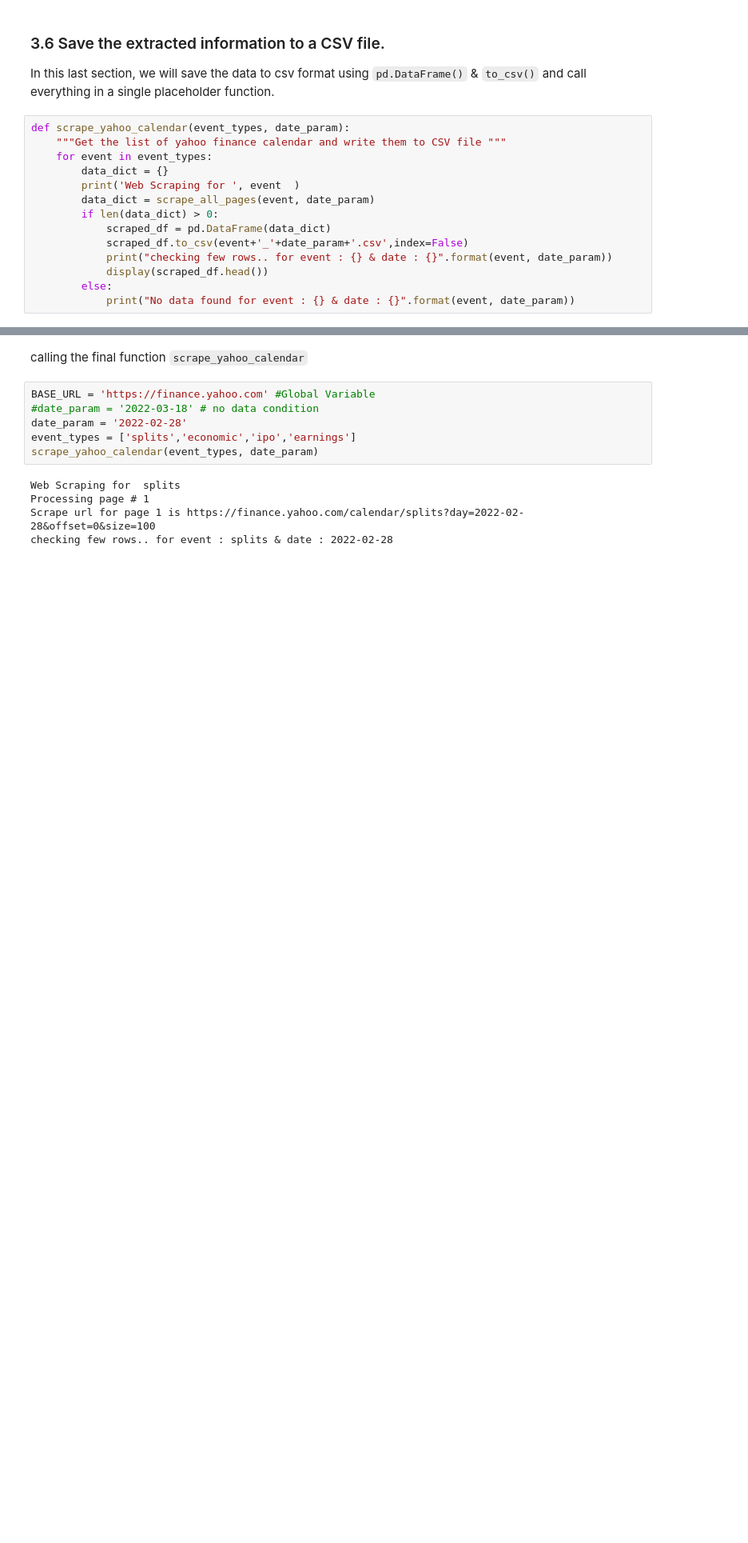
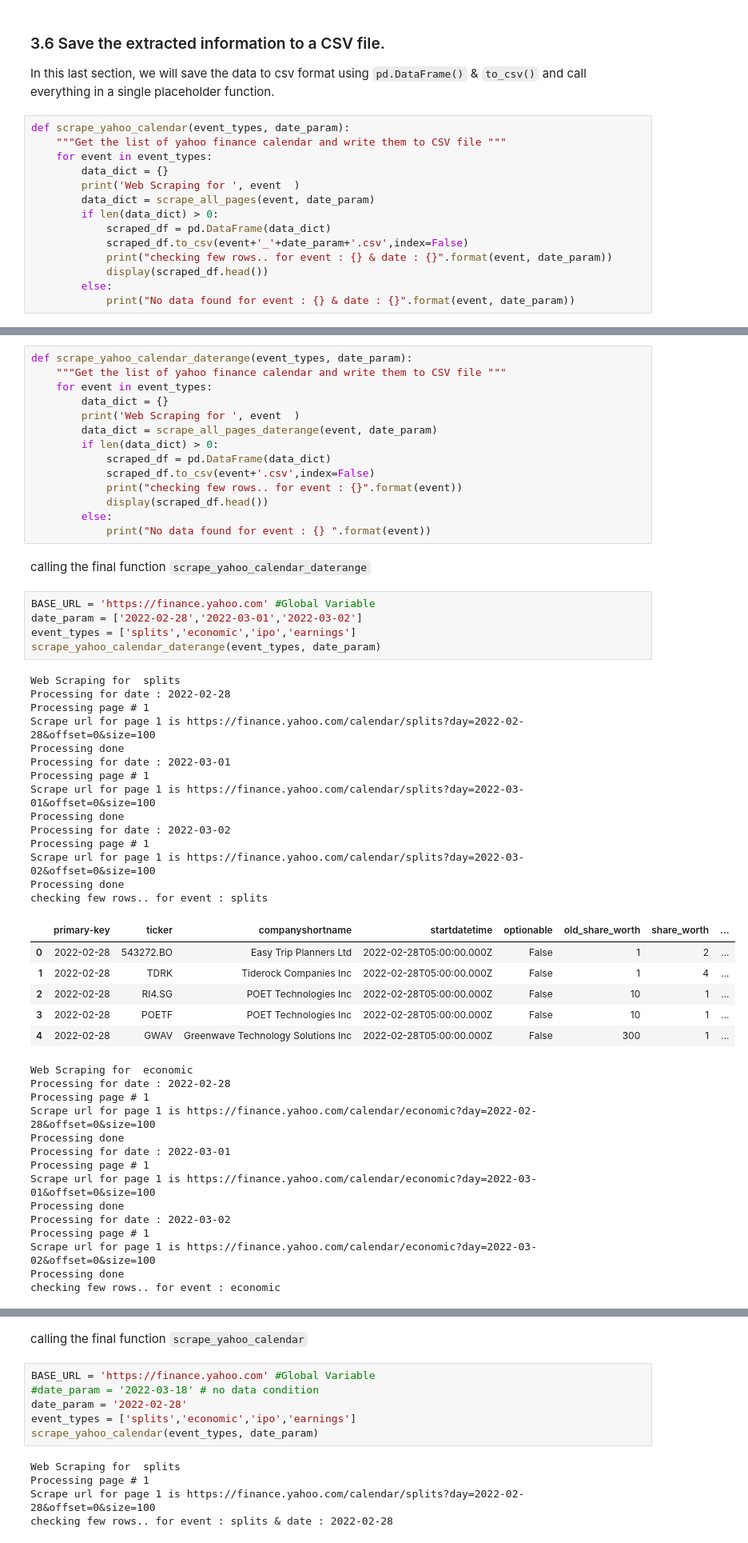
Before and after one commit to vinodvidhole/yahoo-finance-scraper, a Jupyter notebook: yahoo-finance-web-scraper.ipynb, the cells around one changed output, grey strips where cells are left out. Shown at 80% size. Saved outputs shown, nothing was run; the diff lists cells and outputs as text; blank space fills up the shorter version.

```diff
--- a/yahoo-finance-web-scraper.ipynb
+++ b/yahoo-finance-web-scraper.ipynb
@@ -849,0 +832,56 @@ def scrape_yahoo_calendar(event_types, date_param):
+# %%
+def scrape_yahoo_calendar_daterange(event_types, date_param):
+    """Get the list of yahoo finance calendar and write them to CSV file """
+    for event in event_types:
+        data_dict = {}
+        print('Web Scraping for ', event  )
+        data_dict = scrape_all_pages_daterange(event, date_param)
+        if len(data_dict) > 0:
+            scraped_df = pd.DataFrame(data_dict)
+            scraped_df.to_csv(event+'.csv',index=False)
+            print("checking few rows.. for event : {}".format(event))
+            display(scraped_df.head())
+        else:
+            print("No data found for event : {} ".format(event))
+# %% [markdown]
+calling the final function `scrape_yahoo_calendar_daterange`
+# %%
+BASE_URL = 'https://finance.yahoo.com' #Global Variable
+date_param = ['2022-02-28','2022-03-01','2022-03-02']
+event_types = ['splits','economic','ipo','earnings']
+scrape_yahoo_calendar_daterange(event_types, date_param)
+# %% [output]
+Web Scraping for  splits
+Processing for date : 2022-02-28
+Processing page # 1
+Scrape url for page 1 is https://finance.yahoo.com/calendar/splits?day=2022-02-28&offset=0&size=100
+Processing done
+Processing for date : 2022-03-01
+Processing page # 1
+Scrape url for page 1 is https://finance.yahoo.com/calendar/splits?day=2022-03-01&offset=0&size=100
+Processing done
+Processing for date : 2022-03-02
+Processing page # 1
+Scrape url for page 1 is https://finance.yahoo.com/calendar/splits?day=2022-03-02&offset=0&size=100
+Processing done
+checking few rows.. for event : splits
+|  | primary-key | ticker | companyshortname | startdatetime | optionable | old_share_worth | share_worth | ... |
+| 0 | 2022-02-28 | 543272.BO | Easy Trip Planners Ltd | 2022-02-28T05:00:00.000Z | False | 1 | 2 | ... |
+| 1 | 2022-02-28 | TDRK | Tiderock Companies Inc | 2022-02-28T05:00:00.000Z | False | 1 | 4 | ... |
+| 2 | 2022-02-28 | RI4.SG | POET Technologies Inc | 2022-02-28T05:00:00.000Z | False | 10 | 1 | ... |
+| 3 | 2022-02-28 | POETF | POET Technologies Inc | 2022-02-28T05:00:00.000Z | False | 10 | 1 | ... |
+| 4 | 2022-02-28 | GWAV | Greenwave Technology Solutions Inc | 2022-02-28T05:00:00.000Z | False | 300 | 1 | ... |
+Web Scraping for  economic
+Processing for date : 2022-02-28
+Processing page # 1
+Scrape url for page 1 is https://finance.yahoo.com/calendar/economic?day=2022-02-28&offset=0&size=100
+Processing done
+Processing for date : 2022-03-01
+Processing page # 1
+Scrape url for page 1 is https://finance.yahoo.com/calendar/economic?day=2022-03-01&offset=0&size=100
+Processing done
+Processing for date : 2022-03-02
+Processing page # 1
+Scrape url for page 1 is https://finance.yahoo.com/calendar/economic?day=2022-03-02&offset=0&size=100
+Processing done
+checking few rows.. for event : economic
```
Also changed, not shown: parts of 28 cells of this notebook.
